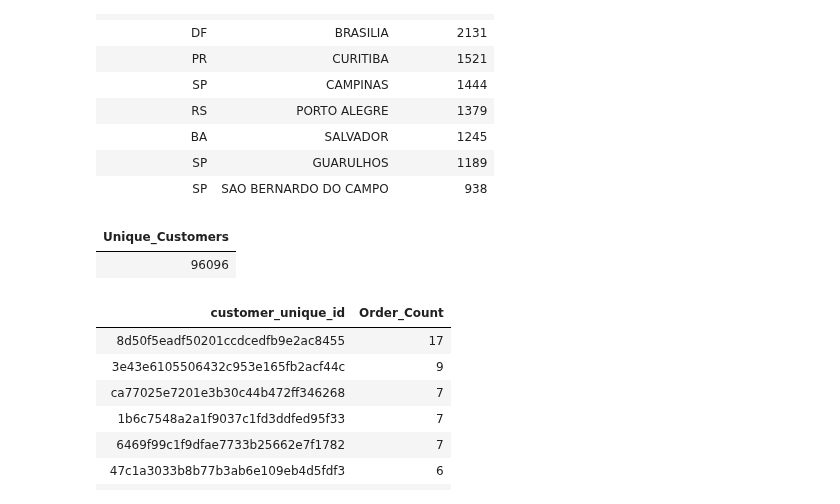
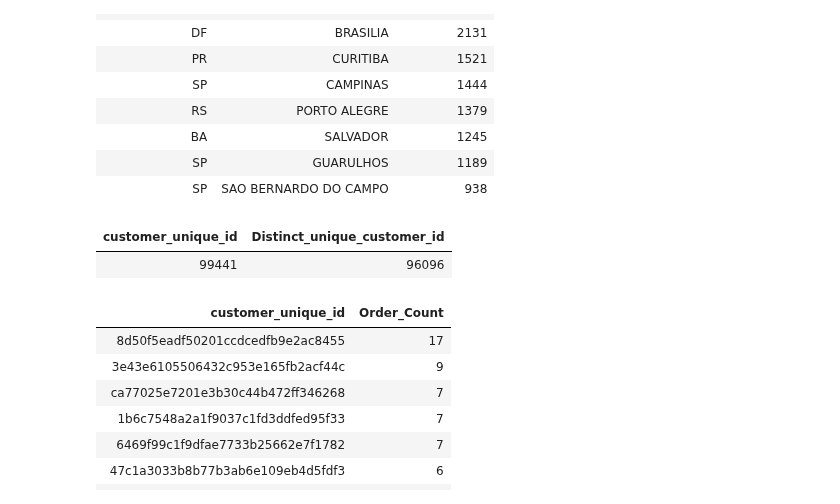
Before and after one commit to utsahpradhan/olist-marketplace-analytics, a Jupyter notebook: Olist_Analysis.ipynb, the cells around one changed output. Drawn from its saved outputs; the diff is of its cells as text; code cells hidden in the pictures.

Commit message:
Add customer geography, repeat purchase, and state delivery analysis

```diff
--- a/Olist_Analysis.ipynb
+++ b/Olist_Analysis.ipynb
@@ -1221,10 +1221,10 @@ limit 10
 | SP | SAO BERNARDO DO CAMPO | 938 |
 # %%
 %sql
-SELECT COUNT(DISTINCT customer_unique_id) AS Unique_Customers FROM orders_with_customers
+SELECT COUNT(customer_unique_id) AS customer_unique_id,  COUNT(DISTINCT customer_unique_id) AS Distinct_unique_customer_id FROM orders_with_customers
 # %% [output]
-| Unique_Customers |
-| 96096 |
+| customer_unique_id | Distinct_unique_customer_id |
+| 99441 | 96096 |
 # %%
 %sql
 SELECT customer_unique_id, COUNT(customer_unique_id) AS Order_Count
```
Also changed, not shown: parts of 5 cells of this notebook.
